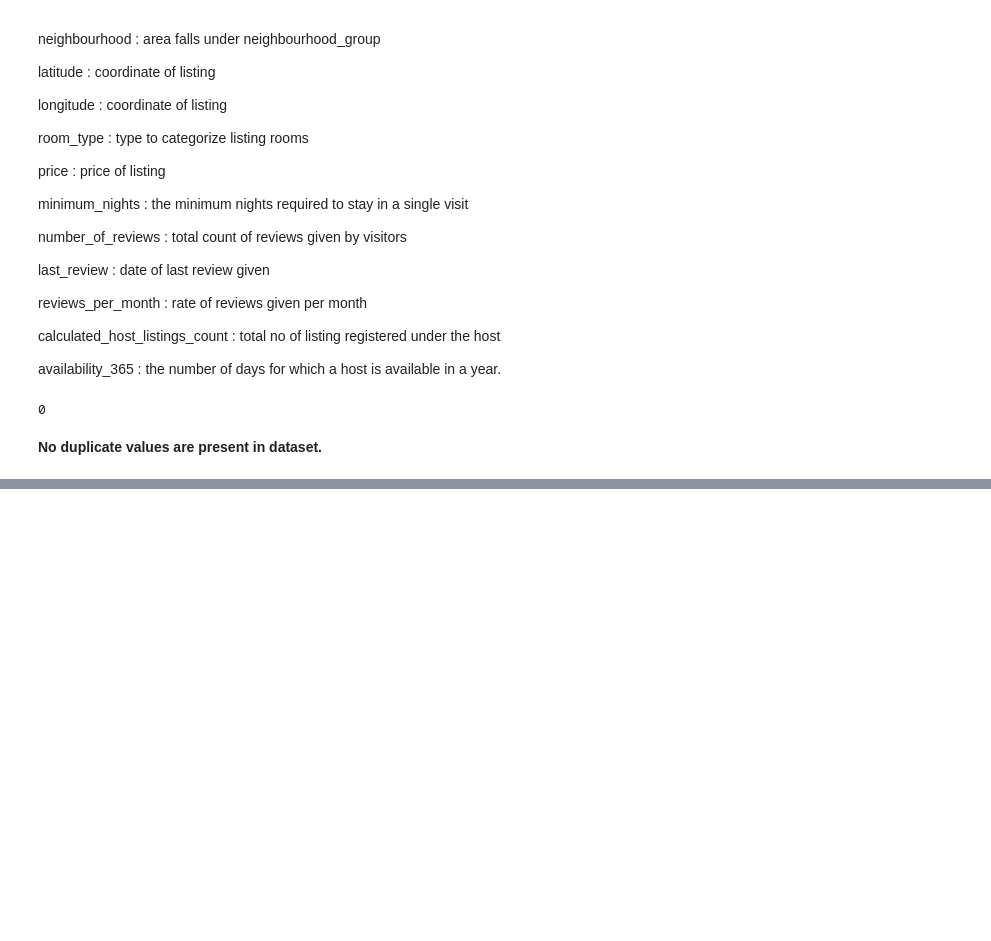
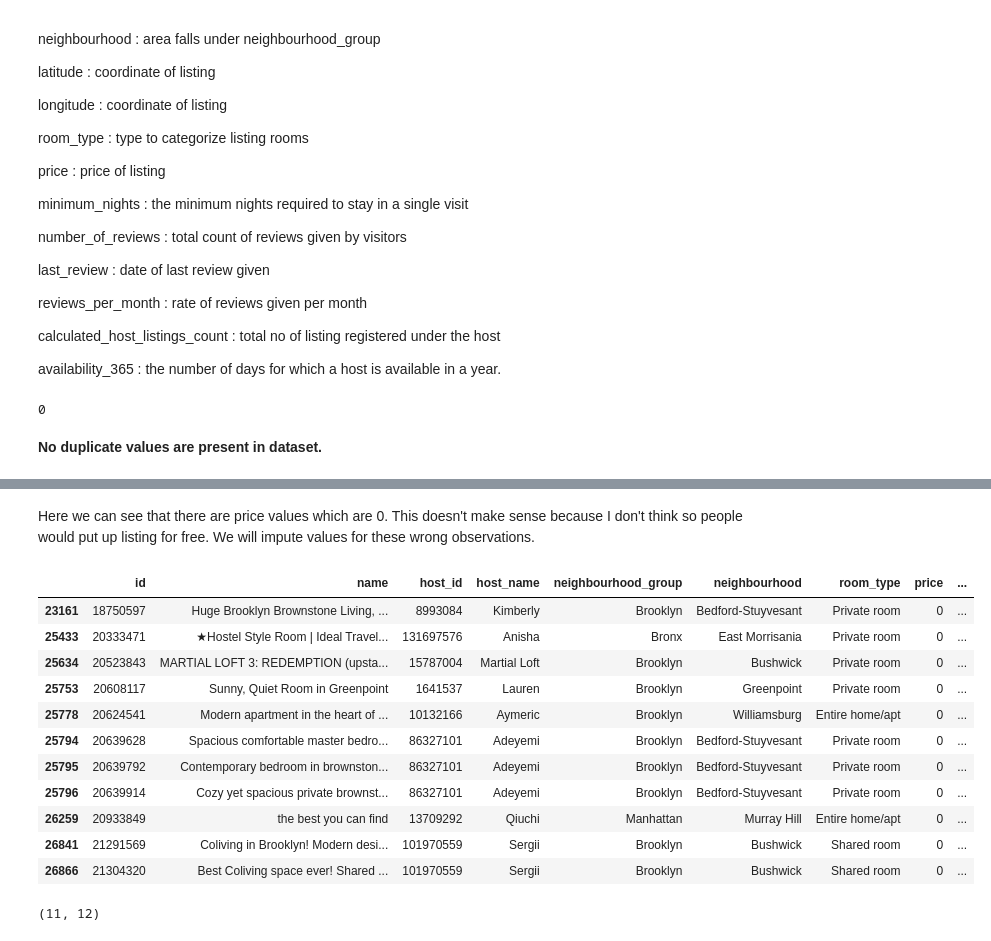
Before and after one commit to Kumarisimran626/EDA_Airbnb_Bookings_Analysis_Capstone_Project., a Jupyter notebook: S_K_EDA_Airbnb_Bookings_Analysis_Capstone_Project.ipynb, the cells around one changed output, grey strips where cells are left out. Cells and saved outputs as stored; diff of their text form; code cells hidden in the pictures; blank space fills up the shorter version.

```diff
--- a/S_K_EDA_Airbnb_Bookings_Analysis_Capstone_Project.ipynb
+++ b/S_K_EDA_Airbnb_Bookings_Analysis_Capstone_Project.ipynb
@@ -149,0 +211,23 @@ Airbnb_df.duplicated().sum()
+# %% [markdown]
+Here we can see that there are price values which are 0. This doesn't make sense because I don't think so people would put up listing for free. We will impute values for these wrong observations.
+# %%
+#Getting values that have price as 0
+Airbnb_df[Airbnb_df['price']==0]
+# %% [output]
+|  | id | name | host_id | host_name | neighbourhood_group | neighbourhood | room_type | price | ... |
+| 23161 | 18750597 | Huge Brooklyn Brownstone Living, ... | 8993084 | Kimberly | Brooklyn | Bedford-Stuyvesant | Private room | 0 | ... |
+| 25433 | 20333471 | ★Hostel Style Room | Ideal Travel... | 131697576 | Anisha | Bronx | East Morrisania | Private room | 0 | ... |
+| 25634 | 20523843 | MARTIAL LOFT 3: REDEMPTION (upsta... | 15787004 | Martial Loft | Brooklyn | Bushwick | Private room | 0 | ... |
+| 25753 | 20608117 | Sunny, Quiet Room in Greenpoint | 1641537 | Lauren | Brooklyn | Greenpoint | Private room | 0 | ... |
+| 25778 | 20624541 | Modern apartment in the heart of ... | 10132166 | Aymeric | Brooklyn | Williamsburg | Entire home/apt | 0 | ... |
+| 25794 | 20639628 | Spacious comfortable master bedro... | 86327101 | Adeyemi | Brooklyn | Bedford-Stuyvesant | Private room | 0 | ... |
+| 25795 | 20639792 | Contemporary bedroom in brownston... | 86327101 | Adeyemi | Brooklyn | Bedford-Stuyvesant | Private room | 0 | ... |
+| 25796 | 20639914 | Cozy yet spacious private brownst... | 86327101 | Adeyemi | Brooklyn | Bedford-Stuyvesant | Private room | 0 | ... |
+| 26259 | 20933849 | the best you can find | 13709292 | Qiuchi | Manhattan | Murray Hill | Entire home/apt | 0 | ... |
+| 26841 | 21291569 | Coliving in Brooklyn! Modern desi... | 101970559 | Sergii | Brooklyn | Bushwick | Shared room | 0 | ... |
+| 26866 | 21304320 | Best Coliving space ever! Shared ... | 101970559 | Sergii | Brooklyn | Bushwick | Shared room | 0 | ... |
+# %%
+# Checking the shape price = 0
+Airbnb_df[Airbnb_df['price']==0].shape
+# %% [output]
+(11, 12)
```
Also changed, not shown: parts of 24 cells of this notebook.
